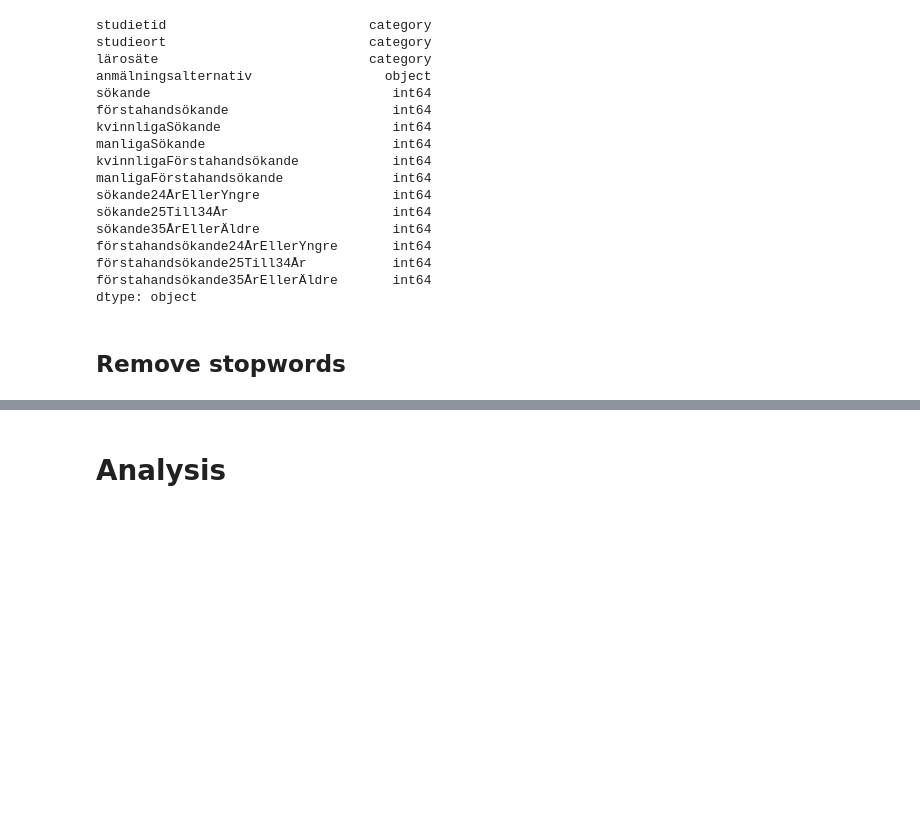
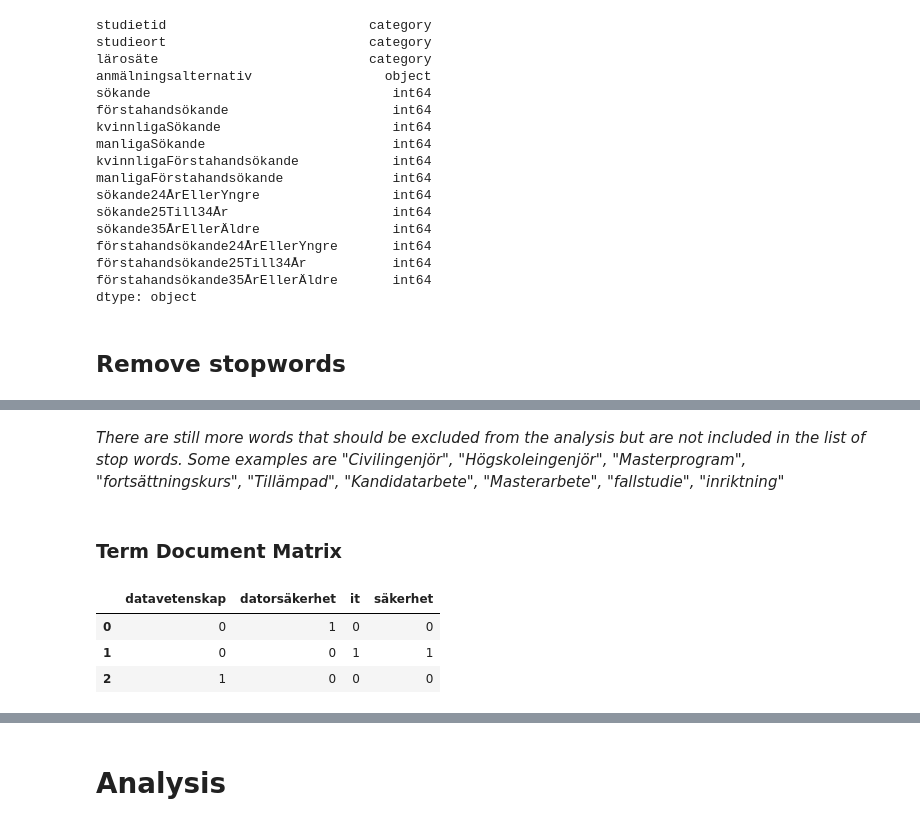
Before and after one commit to Lovisaj01/Open-Data-Project, a Jupyter notebook: preprocessing.ipynb, the cells around one changed output, grey strips where cells are left out. Saved outputs shown, nothing was run; the diff lists cells and outputs as text; code cells hidden in the pictures; blank space fills up the shorter version.

```diff
--- a/preprocessing.ipynb
+++ b/preprocessing.ipynb
@@ -313,0 +317,3 @@ dtype: object
+# %%
+stop_words = set(stopwords.words('swedish'))
+stop_words
@@ -313,0 +338,7 @@ dtype: object
+# %% [markdown]
+*There are still more words that should be excluded from the analysis but are not included in the list of stop words. Some examples are "Civilingenjör", "Högskoleingenjör", "Masterprogram", "fortsättningskurs", "Tillämpad", "Kandidatarbete", "Masterarbete", "fallstudie", "inriktning"*
+# %%
+added_stop_words = ["civilingenjör", "högskoleingenjör", "masterprogram", "fortsättningskurs", "tillämpad", "kandidatarbete", "masterarbete", "fallstudie", "inriktning"]
+extended_stop_words = stop_words.union(added_stop_words)
+# %% [markdown]
+### Term Document Matrix
@@ -313,0 +347,18 @@ dtype: object
+# %%
+# To cope with the above mentioned problem, I will only analyse the most frequent words
+# and to find them, I use a term document matrix
+def create_term_document_matrix(corpus, min_df=1):
+    # Instantiate the matrix with arguments to exclude stopwords and words that appear seldomly
+    cvec = CountVectorizer(min_df=min_df, stop_words=extended_stop_words)
+    # Create a matrix that fits the corpus
+    tfmatrix = cvec.fit_transform(corpus)
+    # Return the matrix as a DataFrame
+    return pd.DataFrame(data=tfmatrix.toarray(), columns=cvec.get_feature_names_out())
+# %%
+document_matrix = create_term_document_matrix(antagning_df['anmälningsalternativ'].head(3))
+document_matrix.head()
+# %% [output]
+|  | datavetenskap | datorsäkerhet | it | säkerhet |
+| 0 | 0 | 1 | 0 | 0 |
+| 1 | 0 | 0 | 1 | 1 |
+| 2 | 1 | 0 | 0 | 0 |
```
Also changed, not shown: parts of 7 cells of this notebook.
